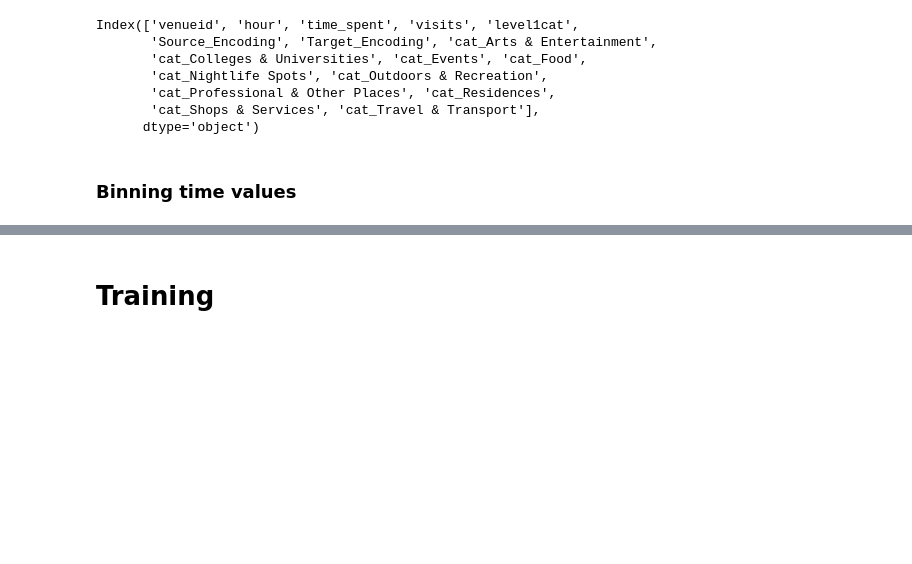
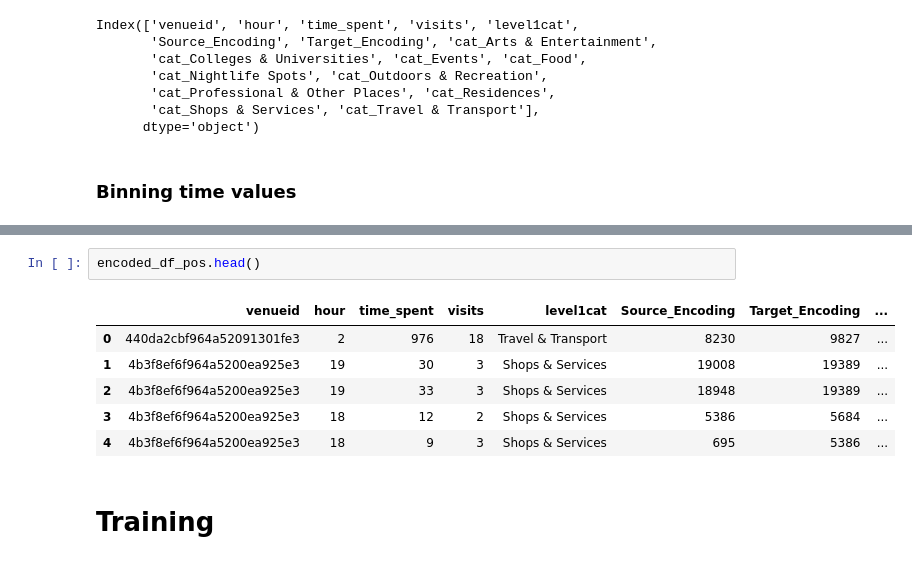
Before and after one commit to Djadih/Complex-Networks-Colocations, a Jupyter notebook: time_prediction.ipynb, the cells around one changed output, grey strips where cells are left out. Cells and saved outputs as stored; diff of their text form; blank space fills up the shorter version.

```diff
--- a/time_prediction.ipynb
+++ b/time_prediction.ipynb
@@ -173,3 +161,12 @@ encoded_df_pos[["hour", "binned_time"]].groupby("hour").count()
+# %%
+encoded_df_pos.head()
+# %% [output]
+|  | venueid | hour | time_spent | visits | level1cat | Source_Encoding | Target_Encoding | ... |
+| 0 | 440da2cbf964a52091301fe3 | 2 | 976 | 18 | Travel & Transport | 8230 | 9827 | ... |
+| 1 | 4b3f8ef6f964a5200ea925e3 | 19 | 30 | 3 | Shops & Services | 19008 | 19389 | ... |
+| 2 | 4b3f8ef6f964a5200ea925e3 | 19 | 33 | 3 | Shops & Services | 18948 | 19389 | ... |
+| 3 | 4b3f8ef6f964a5200ea925e3 | 18 | 12 | 2 | Shops & Services | 5386 | 5684 | ... |
+| 4 | 4b3f8ef6f964a5200ea925e3 | 18 | 9 | 3 | Shops & Services | 695 | 5386 | ... |
 # %% [markdown]
 # Training
 # %%
```
Also changed, not shown: parts of 18 cells of this notebook.
